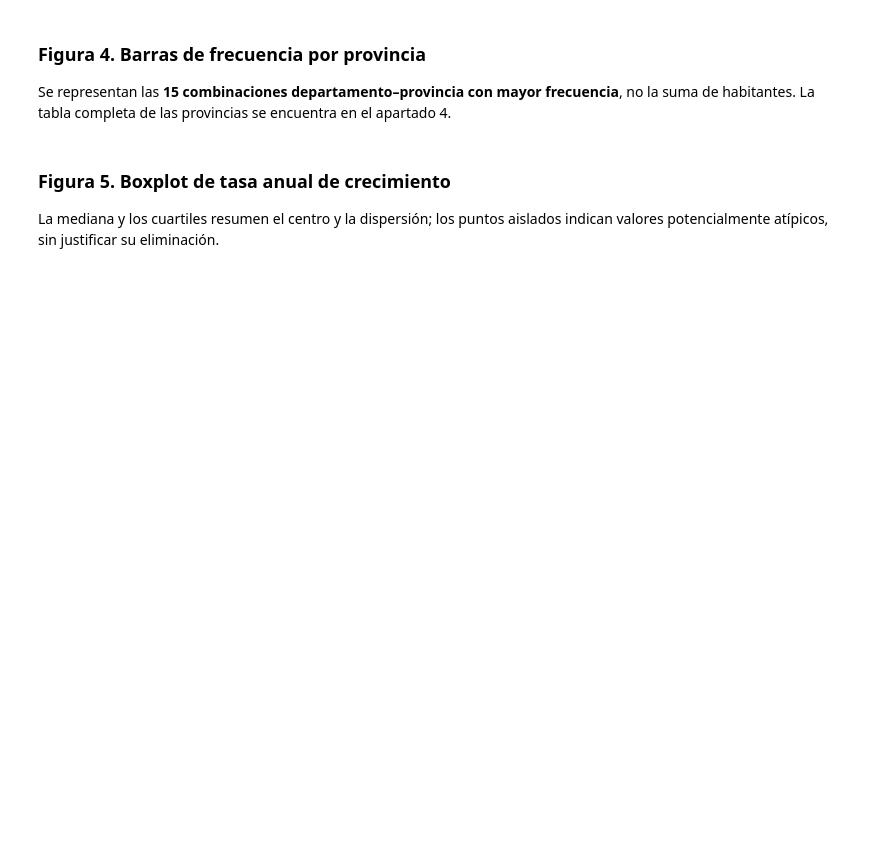
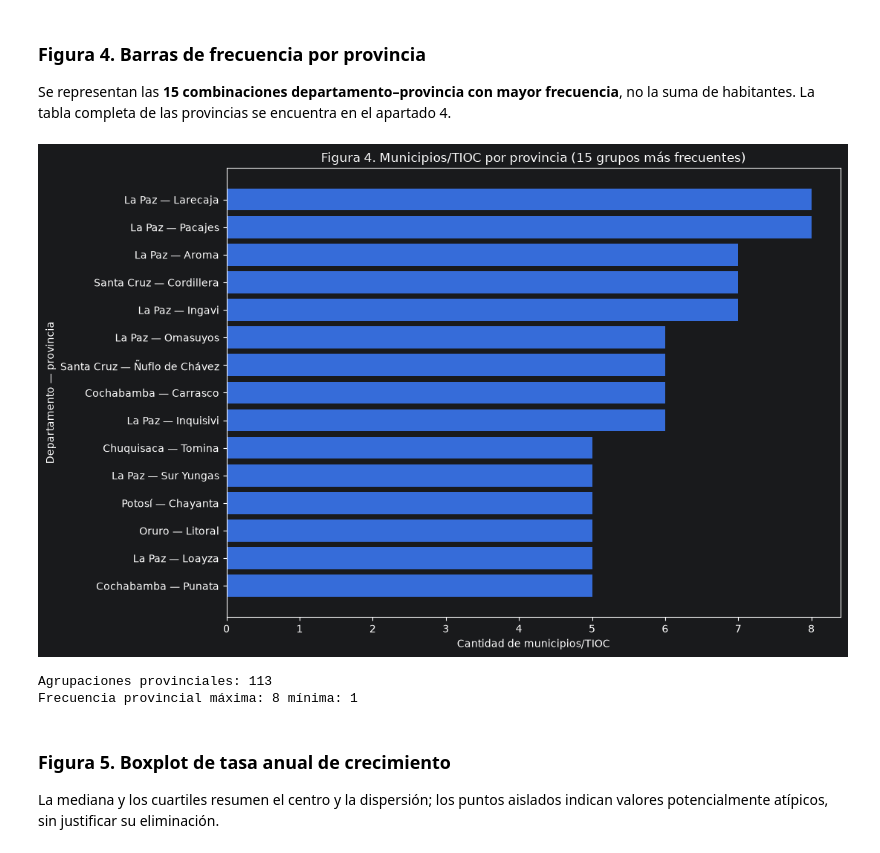
Before and after one commit to HWatson03/proyectoJupyter, a Jupyter notebook: analisis_censo2024_municipios.ipynb, the cells around one changed output. Cells and saved outputs as stored; diff of their text form; code cells hidden in the pictures; blank space fills up the shorter version.

```diff
--- a/analisis_censo2024_municipios.ipynb
+++ b/analisis_censo2024_municipios.ipynb
@@ -143,10 +266,22 @@ print("Mayor:",departamentos.index[0],int(departamentos.frecuencia.iloc[0]),f"({
 ### Figura 4. Barras de frecuencia por provincia
 Se representan las **15 combinaciones departamento–provincia con mayor frecuencia**, no la suma de habitantes. La tabla completa de las provincias se encuentra en el apartado 4.
 # %%
-top=provincias.head(15).copy()
-etiquetas=[f"{d} — {p}" for d,p in top.index]
-plt.figure(figsize=(11,7));plt.barh(etiquetas[::-1],top.frecuencia.to_numpy()[::-1]);plt.title("Figura 4. Municipios/TIOC por provincia (15 grupos más frecuentes)");plt.xlabel("Cantidad de municipios/TIOC");plt.ylabel("Departamento — provincia");plt.tight_layout();plt.savefig(carpeta_exportaciones/"grafico_04_provincias.png",dpi=180);plt.show()
-print("Agrupaciones provinciales:",len(provincias));print("Frecuencia provincial máxima:",int(provincias.frecuencia.max()),"mínima:",int(provincias.frecuencia.min()))
+top = provincias.head(15).copy()
+etiquetas = [f"{d} — {p}" for d, p in top.index]
+plt.figure(figsize=(11, 7));
+plt.barh(etiquetas[::-1], top.frecuencia.to_numpy()[::-1]);
+plt.title("Figura 4. Municipios/TIOC por provincia (15 grupos más frecuentes)");
+plt.xlabel("Cantidad de municipios/TIOC");
+plt.ylabel("Departamento — provincia");
+plt.tight_layout();
+plt.savefig(carpeta_exportaciones / "grafico_04_provincias.png", dpi=180);
+plt.show()
+print("Agrupaciones provinciales:", len(provincias));
+print("Frecuencia provincial máxima:", int(provincias.frecuencia.max()), "mínima:", int(provincias.frecuencia.min()))
+# %% [output]
+[figure, added]
+Agrupaciones provinciales: 113
+Frecuencia provincial máxima: 8 mínima: 1
 # %% [markdown]
 ### Figura 5. Boxplot de tasa anual de crecimiento
 La mediana y los cuartiles resumen el centro y la dispersión; los puntos aislados indican valores potencialmente atípicos, sin justificar su eliminación.
```
Also changed, not shown: parts of 11 cells of this notebook, 16 other files.
